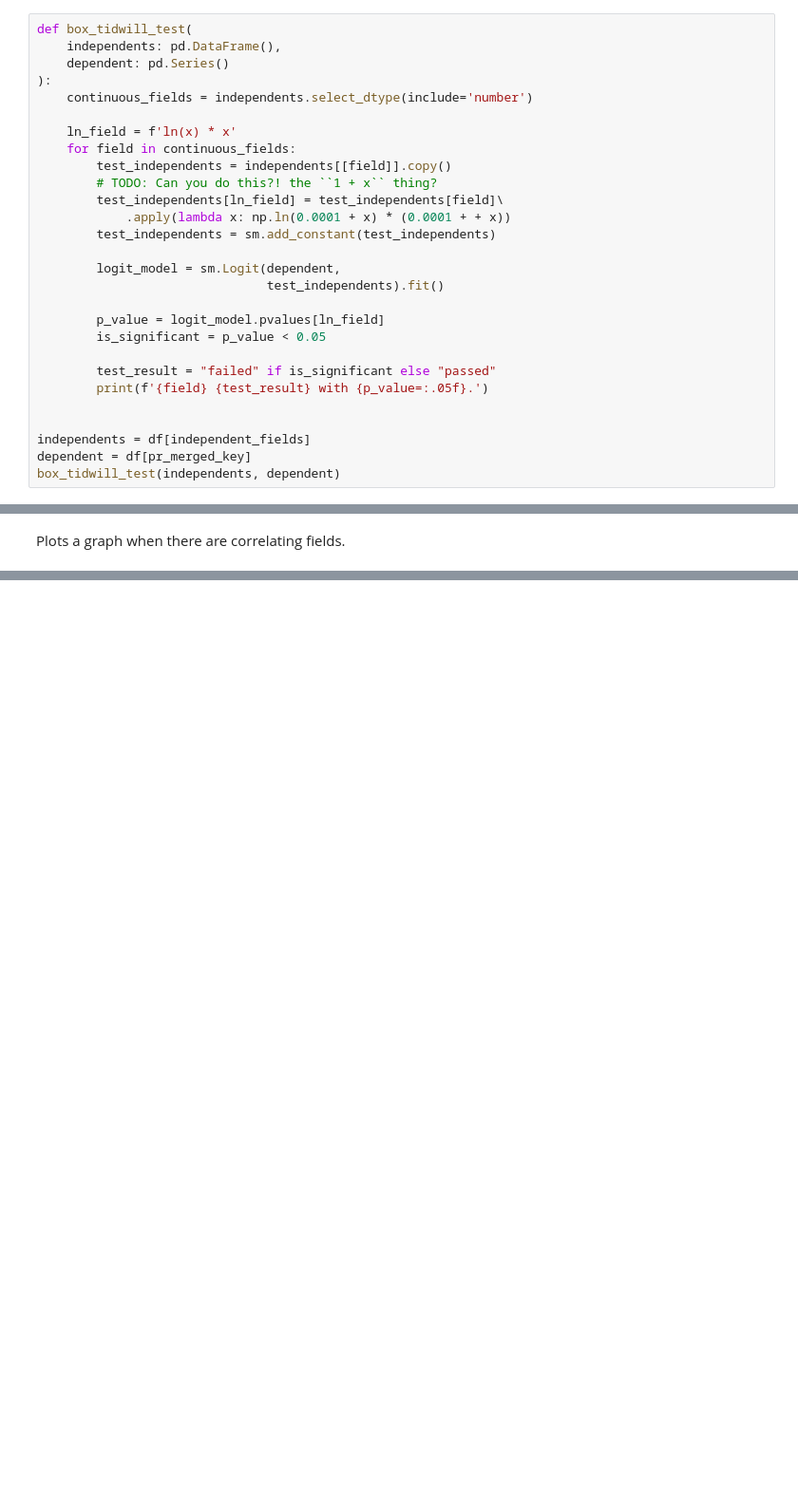
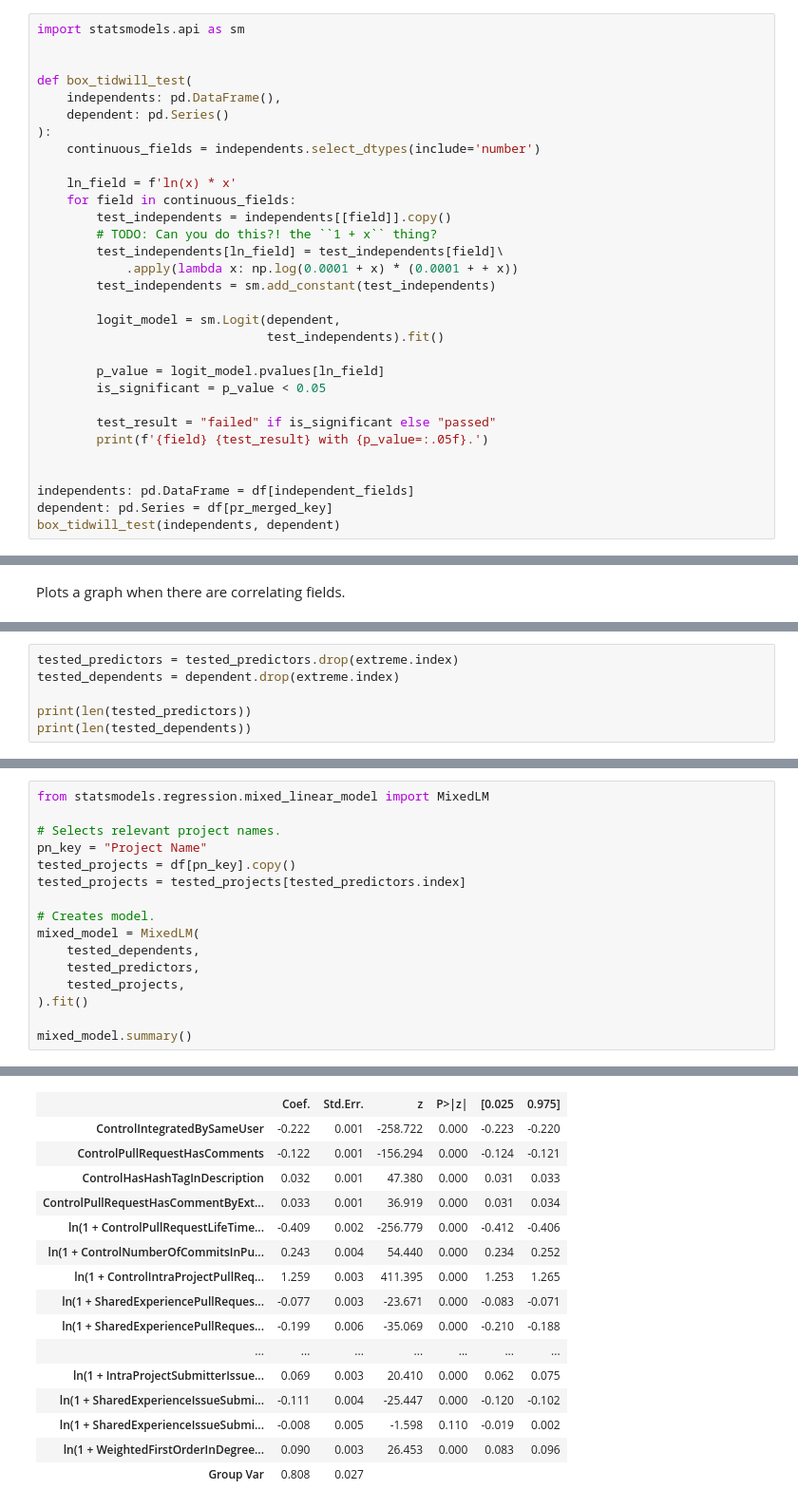
Before and after one commit to wmeijer221/msc_thesis, a Jupyter notebook: python_proj/modelling/notebooks/lr_modelling_2.ipynb, the cells around one changed output, grey strips where cells are left out. Shown at 95% size. Saved outputs shown, nothing was run; the diff lists cells and outputs as text; blank space fills up the shorter version.

```diff
--- a/python_proj/modelling/notebooks/lr_modelling_2.ipynb
+++ b/python_proj/modelling/notebooks/lr_modelling_2.ipynb
@@ -308,18 +307,21 @@ x=[0.2211358336533626, 0.3751452729119309, 0.491457007396975, 0.6223357669927595
 # %% [markdown]
 ## Box-Tidwill Test
 # %%
+import statsmodels.api as sm
+
+
 def box_tidwill_test(
     independents: pd.DataFrame(),
     dependent: pd.Series()
 ):
-    continuous_fields = independents.select_dtype(include='number')
+    continuous_fields = independents.select_dtypes(include='number')
 
     ln_field = f'ln(x) * x'
     for field in continuous_fields:
         test_independents = independents[[field]].copy()
         # TODO: Can you do this?! the ``1 + x`` thing?
         test_independents[ln_field] = test_independents[field]\
-            .apply(lambda x: np.ln(0.0001 + x) * (0.0001 + + x))
+            .apply(lambda x: np.log(0.0001 + x) * (0.0001 + + x))
         test_independents = sm.add_constant(test_independents)
 
         logit_model = sm.Logit(dependent,
@@ -332,7 +334,7 @@ def box_tidwill_test(
         print(f'{field} {test_result} with {p_value=:.05f}.')
 
 
-independents = df[independent_fields]
-dependent = df[pr_merged_key]
+independents: pd.DataFrame = df[independent_fields]
+dependent: pd.Series = df[pr_merged_key]
 box_tidwill_test(independents, dependent)
 # %% [output]
@@ -650,0 +678,6 @@ tested_predictors.columns=Index(['ControlIntegratedBySameUser', 'ControlPullRequ
+# %%
+tested_predictors = tested_predictors.drop(extreme.index)
+tested_dependents = dependent.drop(extreme.index)
+
+print(len(tested_predictors))
+print(len(tested_dependents))
@@ -650,0 +691,17 @@ tested_predictors.columns=Index(['ControlIntegratedBySameUser', 'ControlPullRequ
+# %%
+from statsmodels.regression.mixed_linear_model import MixedLM
+
+# Selects relevant project names.
+pn_key = "Project Name"
+tested_projects = df[pn_key].copy()
+tested_projects = tested_projects[tested_predictors.index]
+
+# Creates model.
+mixed_model = MixedLM(
+    tested_dependents,
+    tested_predictors,
+    tested_projects,
+).fit()
+
+mixed_model.summary()
+# %% [output]
@@ -650,0 +714,16 @@ tested_predictors.columns=Index(['ControlIntegratedBySameUser', 'ControlPullRequ
+|  | Coef. | Std.Err. | z | P>|z| | [0.025 | 0.975] |
+| ControlIntegratedBySameUser | -0.222 | 0.001 | -258.722 | 0.000 | -0.223 | -0.220 |
+| ControlPullRequestHasComments | -0.122 | 0.001 | -156.294 | 0.000 | -0.124 | -0.121 |
+| ControlHasHashTagInDescription | 0.032 | 0.001 | 47.380 | 0.000 | 0.031 | 0.033 |
+| ControlPullRequestHasCommentByExt... | 0.033 | 0.001 | 36.919 | 0.000 | 0.031 | 0.034 |
+| ln(1 + ControlPullRequestLifeTime... | -0.409 | 0.002 | -256.779 | 0.000 | -0.412 | -0.406 |
+| ln(1 + ControlNumberOfCommitsInPu... | 0.243 | 0.004 | 54.440 | 0.000 | 0.234 | 0.252 |
+| ln(1 + ControlIntraProjectPullReq... | 1.259 | 0.003 | 411.395 | 0.000 | 1.253 | 1.265 |
+| ln(1 + SharedExperiencePullReques... | -0.077 | 0.003 | -23.671 | 0.000 | -0.083 | -0.071 |
+| ln(1 + SharedExperiencePullReques... | -0.199 | 0.006 | -35.069 | 0.000 | -0.210 | -0.188 |
+| ... | ... | ... | ... | ... | ... | ... |
+| ln(1 + IntraProjectSubmitterIssue... | 0.069 | 0.003 | 20.410 | 0.000 | 0.062 | 0.075 |
+| ln(1 + SharedExperienceIssueSubmi... | -0.111 | 0.004 | -25.447 | 0.000 | -0.120 | -0.102 |
+| ln(1 + SharedExperienceIssueSubmi... | -0.008 | 0.005 | -1.598 | 0.110 | -0.019 | 0.002 |
+| ln(1 + WeightedFirstOrderInDegree... | 0.090 | 0.003 | 26.453 | 0.000 | 0.083 | 0.096 |
+| Group Var | 0.808 | 0.027 |  |  |  |  |
```
Also changed, not shown: parts of 16 cells of this notebook.
